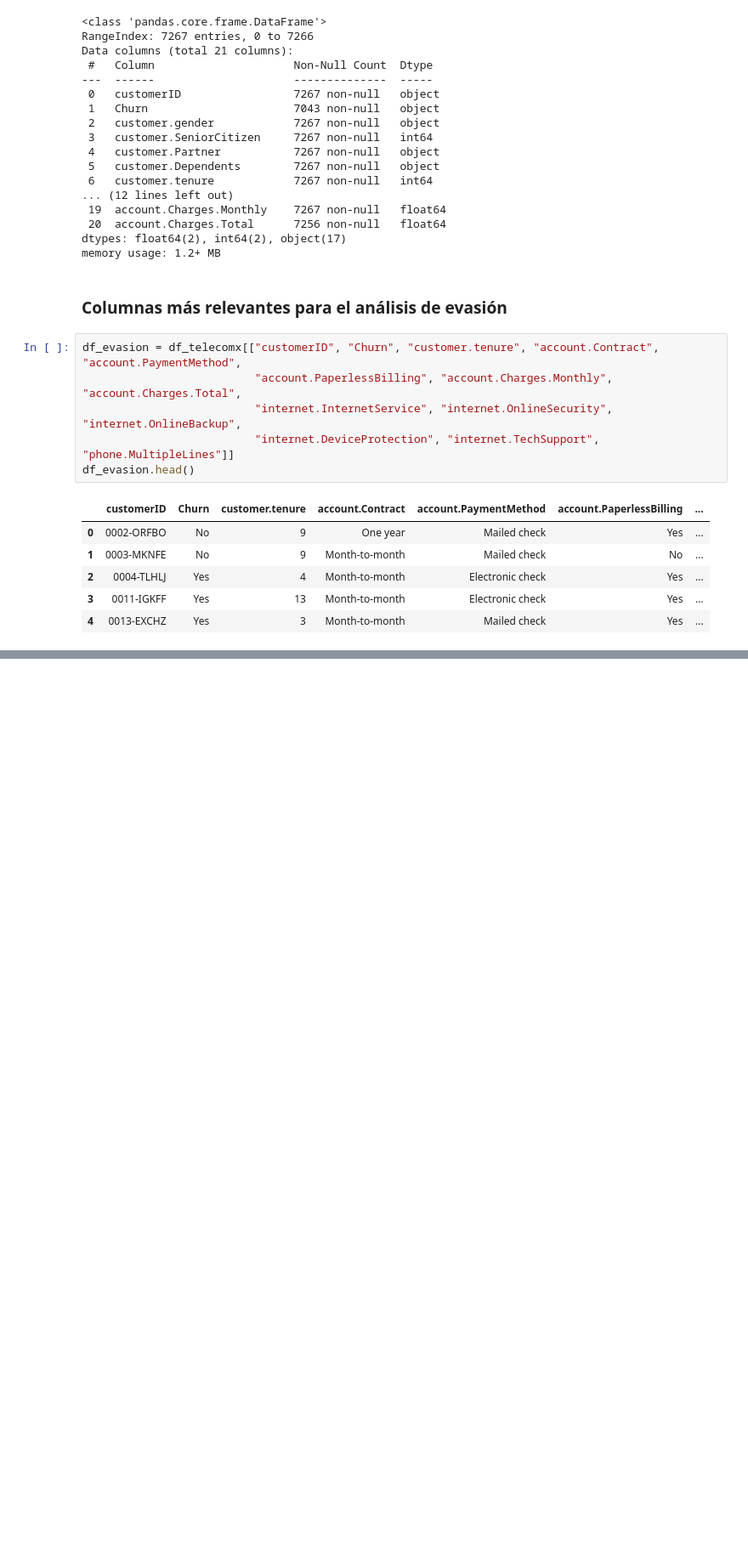
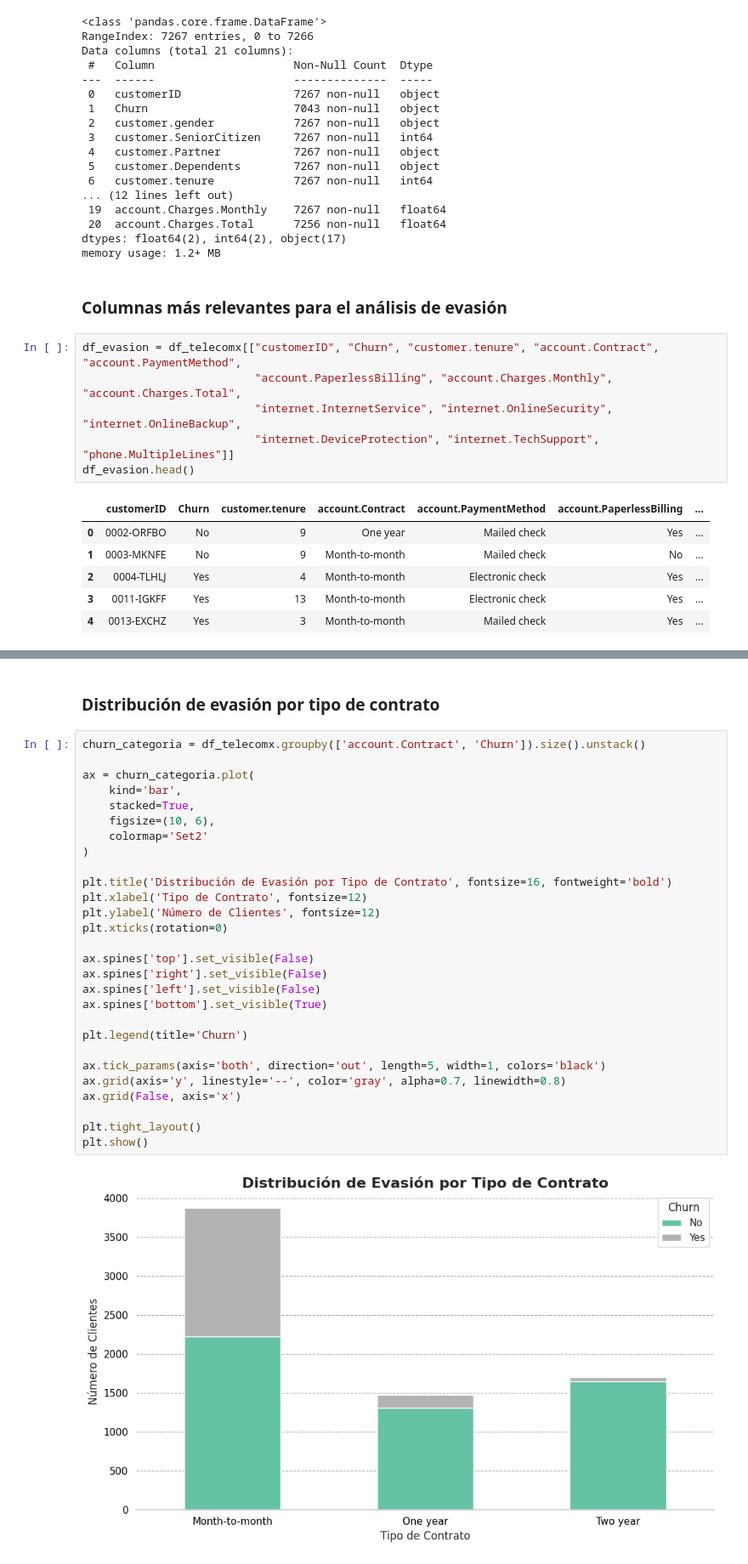
Before and after one commit to Codingencryptedcode/alura-Challenge-Telecom-X-1, a Jupyter notebook: Alura_challenge_TelecomX_1.ipynb, the cells around one changed output, grey strips where cells are left out. Shown: that part at 85% size. Saved outputs shown, nothing was run; the diff lists cells and outputs as text; blank space fills up the shorter version.

```diff
--- a/Alura_challenge_TelecomX_1.ipynb
+++ b/Alura_challenge_TelecomX_1.ipynb
@@ -168,0 +222,32 @@ df_evasion.head()
+# %% [markdown]
+### Distribución de evasión por tipo de contrato
+# %%
+churn_categoria = df_telecomx.groupby(['account.Contract', 'Churn']).size().unstack()
+
+ax = churn_categoria.plot(
+    kind='bar',
+    stacked=True,
+    figsize=(10, 6),
+    colormap='Set2'
+)
+
+plt.title('Distribución de Evasión por Tipo de Contrato', fontsize=16, fontweight='bold')
+plt.xlabel('Tipo de Contrato', fontsize=12)
+plt.ylabel('Número de Clientes', fontsize=12)
+plt.xticks(rotation=0)
+
+ax.spines['top'].set_visible(False)
+ax.spines['right'].set_visible(False)
+ax.spines['left'].set_visible(False)
+ax.spines['bottom'].set_visible(True)
+
+plt.legend(title='Churn')
+
+ax.tick_params(axis='both', direction='out', length=5, width=1, colors='black')
+ax.grid(axis='y', linestyle='--', color='gray', alpha=0.7, linewidth=0.8)
+ax.grid(False, axis='x')
+
+plt.tight_layout()
+plt.show()
+# %% [output]
+[figure, added]
```
Also changed, not shown: parts of 11 cells of this notebook, 1 other file.
